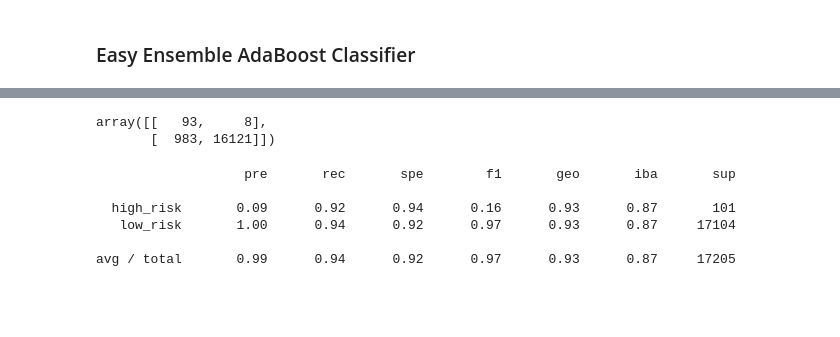
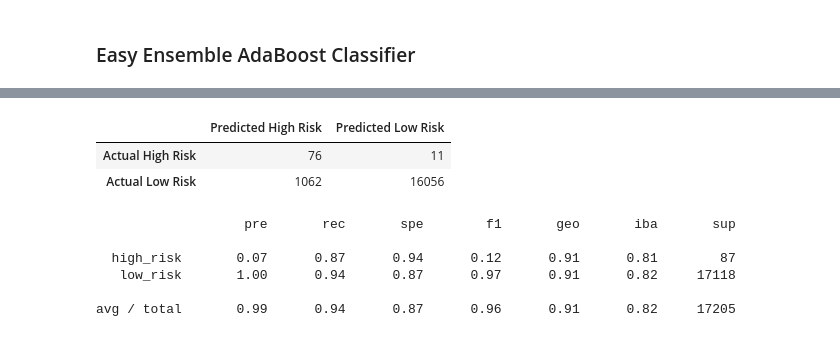
Before and after one commit to michaelxie1/Credit_Risk_Analysis, a Jupyter notebook: analysis/credit_risk_ensemble.ipynb, the cells around one changed output, grey strips where cells are left out. Drawn from its saved outputs; the diff is of its cells as text; code cells hidden in the pictures; blank space fills up the shorter version.

```diff
--- a/analysis/credit_risk_ensemble.ipynb
+++ b/analysis/credit_risk_ensemble.ipynb
@@ -247,26 +247,27 @@ NotFittedError: This EasyEnsembleClassifier instance is not fitted yet. Call 'fi
 # %%
 # Display the confusion matrix
 from sklearn.metrics import confusion_matrix
 
-y_predict = ensemble_model.predict(X_test_scaled)
+y_predict = ensemble_model.predict(X_test_scale)
 con_mat = confusion_matrix(y_test, y_predict)
 
 con_mat_df = pd.DataFrame(
     con_mat, index=["Actual High Risk", "Actual Low Risk"], columns=["Predicted High Risk", "Predicted Low Risk"]
 )
 
 con_mat_df
 # %% [output]
-array([[   93,     8],
-       [  983, 16121]])
+|  | Predicted High Risk | Predicted Low Risk |
+| Actual High Risk | 76 | 11 |
+| Actual Low Risk | 1062 | 16056 |
 # %%
 # Print the imbalanced classification report
 from imblearn.metrics import classification_report_imbalanced
-print(classification_report_imbalanced(y_test, y_pred))
+print(classification_report_imbalanced(y_test, y_predict))
 # %% [output]
                    pre       rec       spe        f1       geo       iba       sup
 
-  high_risk       0.09      0.92      0.94      0.16      0.93      0.87       101
-   low_risk       1.00      0.94      0.92      0.97      0.93      0.87     17104
+  high_risk       0.07      0.87      0.94      0.12      0.91      0.81        87
+   low_risk       1.00      0.94      0.87      0.97      0.91      0.82     17118
 
-avg / total       0.99      0.94      0.92      0.97      0.93      0.87     17205
+avg / total       0.99      0.94      0.87      0.96      0.91      0.82     17205
```
Also changed, not shown: parts of 10 cells of this notebook, 9 other files.
